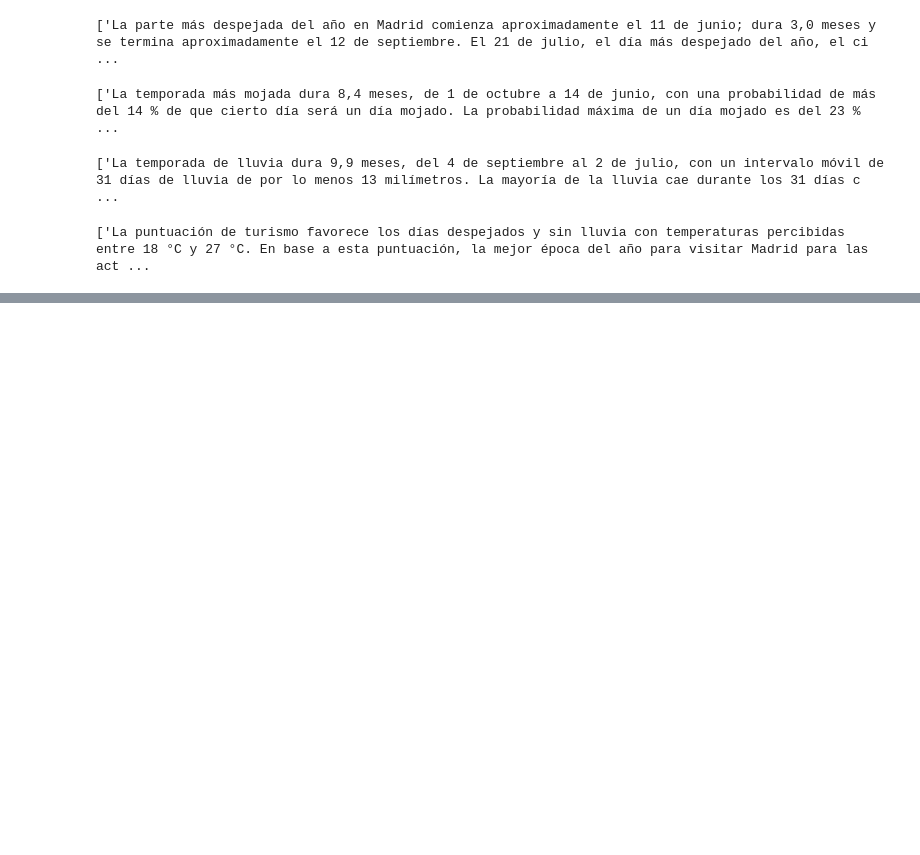
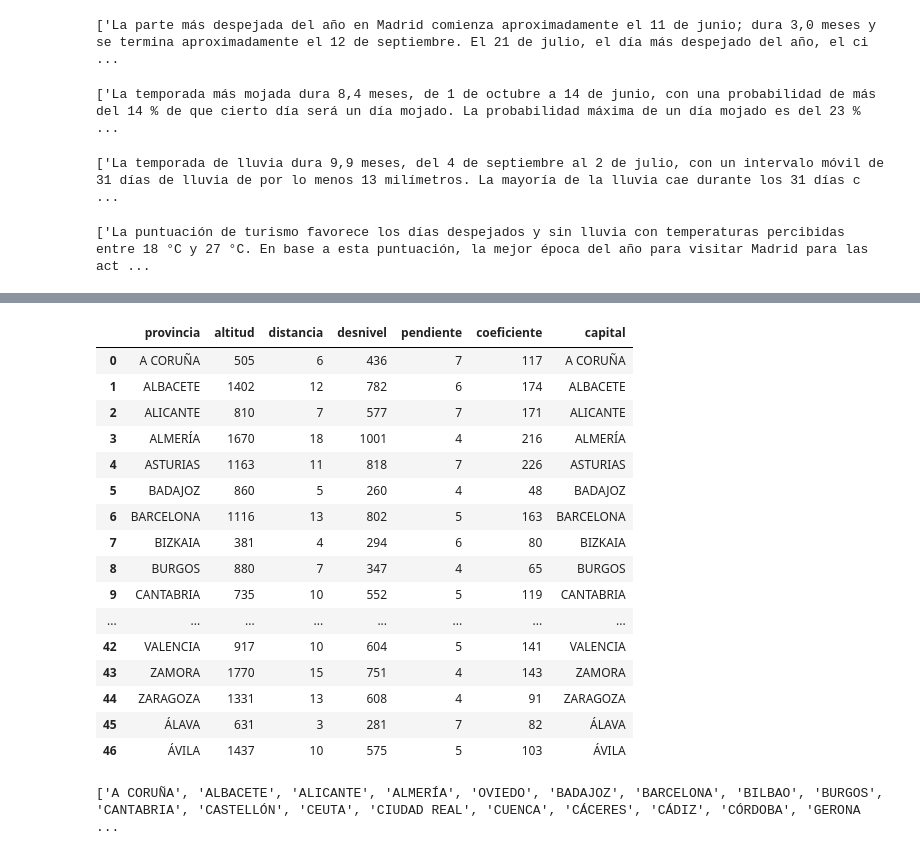
Before and after one commit to ironhack-bcn-data-pt/PR03-project-web, a Jupyter notebook: scraping_meteo.ipynb, the cells around one changed output, grey strips where cells are left out. Saved outputs shown, nothing was run; the diff lists cells and outputs as text; code cells hidden in the pictures; blank space fills up the shorter version.

```diff
--- a/scraping_meteo.ipynb
+++ b/scraping_meteo.ipynb
@@ -90,0 +98,5 @@ meteo('Madrid')
+# %%
+import pandas as pd
+
+df_provincias = pd.read_csv('provincias.csv')
+df_provincias.head()
@@ -90,0 +110,5 @@ meteo('Madrid')
+# %%
+#Añadimos una columna para la capital de provincia, que usaremos para obtener los datos meteorológicos.
+
+df_provincias['capital'] = df_provincias['provincia']
+df_provincias.head()
@@ -90,0 +122,20 @@ meteo('Madrid')
+# %%
+df_provincias.head(47)
+# %% [output]
+|  | provincia | altitud | distancia | desnivel | pendiente | coeficiente | capital |
+| 0 | A CORUÑA | 505 | 6 | 436 | 7 | 117 | A CORUÑA |
+| 1 | ALBACETE | 1402 | 12 | 782 | 6 | 174 | ALBACETE |
+| 2 | ALICANTE | 810 | 7 | 577 | 7 | 171 | ALICANTE |
+| 3 | ALMERÍA | 1670 | 18 | 1001 | 4 | 216 | ALMERÍA |
+| 4 | ASTURIAS | 1163 | 11 | 818 | 7 | 226 | ASTURIAS |
+| 5 | BADAJOZ | 860 | 5 | 260 | 4 | 48 | BADAJOZ |
+| 6 | BARCELONA | 1116 | 13 | 802 | 5 | 163 | BARCELONA |
+| 7 | BIZKAIA | 381 | 4 | 294 | 6 | 80 | BIZKAIA |
+| 8 | BURGOS | 880 | 7 | 347 | 4 | 65 | BURGOS |
+| 9 | CANTABRIA | 735 | 10 | 552 | 5 | 119 | CANTABRIA |
+| ... | ... | ... | ... | ... | ... | ... | ... |
+| 42 | VALENCIA | 917 | 10 | 604 | 5 | 141 | VALENCIA |
+| 43 | ZAMORA | 1770 | 15 | 751 | 4 | 143 | ZAMORA |
+| 44 | ZARAGOZA | 1331 | 13 | 608 | 4 | 91 | ZARAGOZA |
+| 45 | ÁLAVA | 631 | 3 | 281 | 7 | 82 | ÁLAVA |
+| 46 | ÁVILA | 1437 | 10 | 575 | 5 | 103 | ÁVILA |
@@ -90,0 +150,5 @@ meteo('Madrid')
+# %%
+lista_capitales = df_provincias['capital'].tolist()
+print(lista_capitales)
+# %% [output]
+['A CORUÑA', 'ALBACETE', 'ALICANTE', 'ALMERÍA', 'OVIEDO', 'BADAJOZ', 'BARCELONA', 'BILBAO', 'BURGOS', 'CANTABRIA', 'CASTELLÓN', 'CEUTA', 'CIUDAD REAL', 'CUENCA', 'CÁCERES', 'CÁDIZ', 'CÓRDOBA', 'GERONA ...
```
Also changed, not shown: parts of 17 cells of this notebook, 2 other files.
